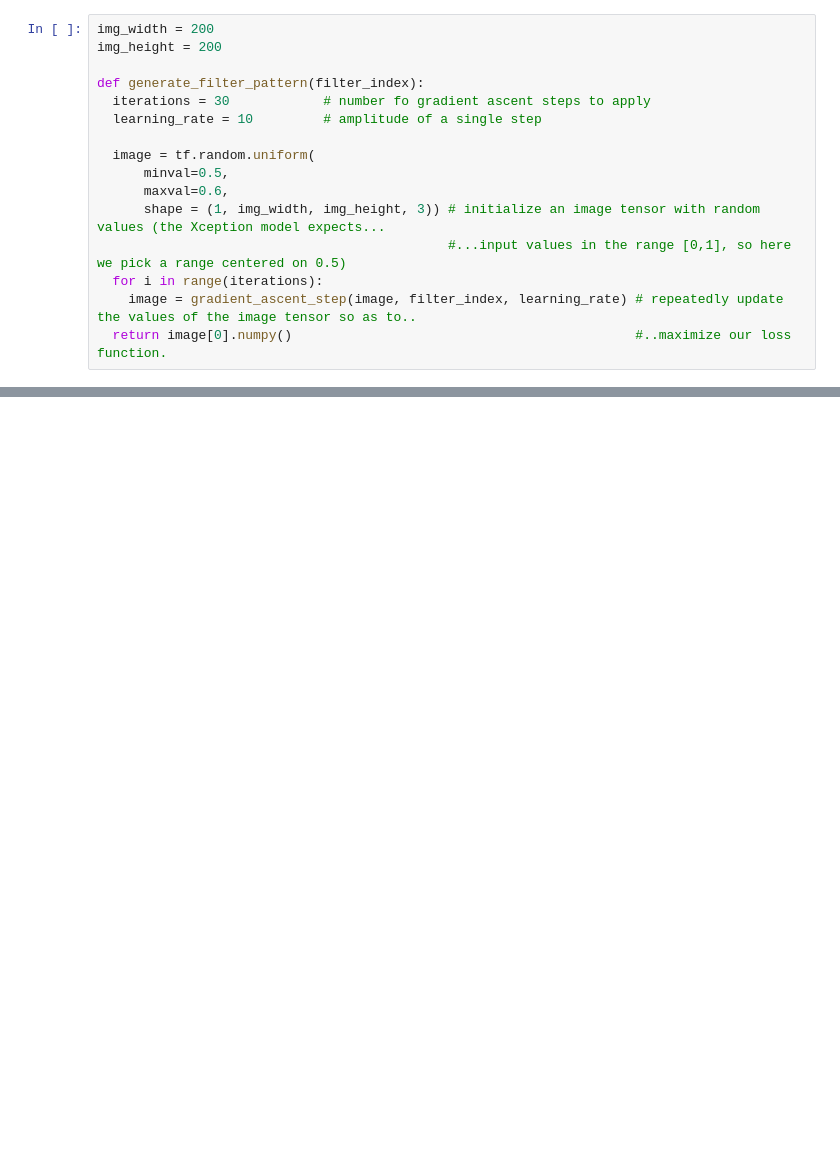
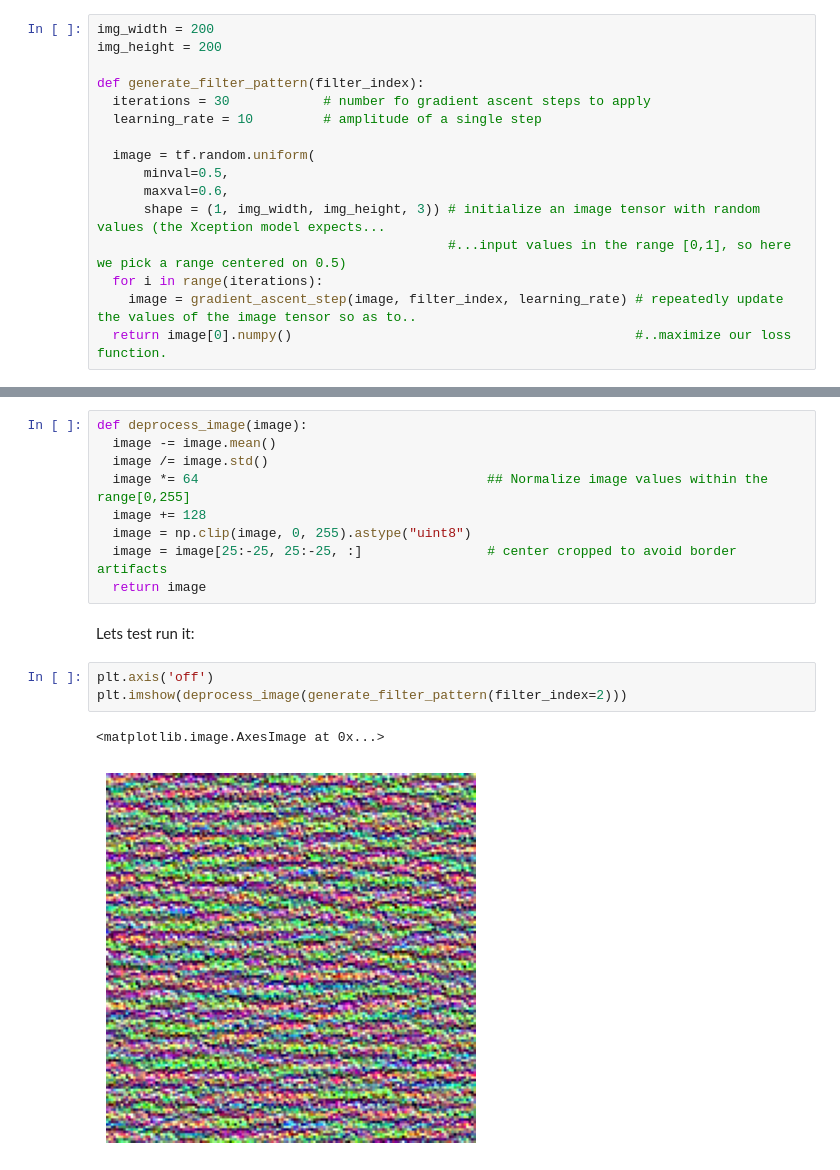
Before and after one commit to Mainasaid/deep-learning-with-python-practice, a Jupyter notebook: interprete_convnet_learns.ipynb, the cells around one changed output, grey strips where cells are left out. Cells and saved outputs as stored; diff of their text form; blank space fills up the shorter version.

Commit message:
Built a utility function to make the image viewable and seeing it in a plot

```diff
--- a/interprete_convnet_learns.ipynb
+++ b/interprete_convnet_learns.ipynb
@@ -290,0 +298,17 @@ def generate_filter_pattern(filter_index):
+# %%
+def deprocess_image(image):
+  image -= image.mean()
+  image /= image.std()
+  image *= 64                                     ## Normalize image values within the range[0,255]
+  image += 128
+  image = np.clip(image, 0, 255).astype("uint8")
+  image = image[25:-25, 25:-25, :]                # center cropped to avoid border artifacts
+  return image
+# %% [markdown]
+Lets test run it:
+# %%
+plt.axis('off')
+plt.imshow(deprocess_image(generate_filter_pattern(filter_index=2)))
+# %% [output]
+<matplotlib.image.AxesImage at 0x...>
+[figure, added]
```
Also changed, not shown: parts of 6 cells of this notebook.
